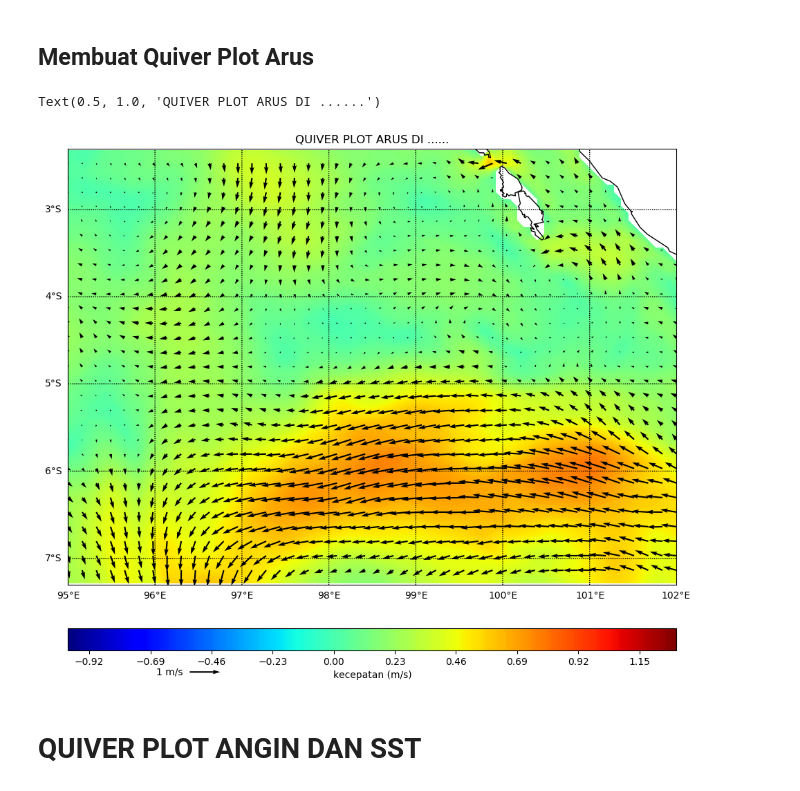
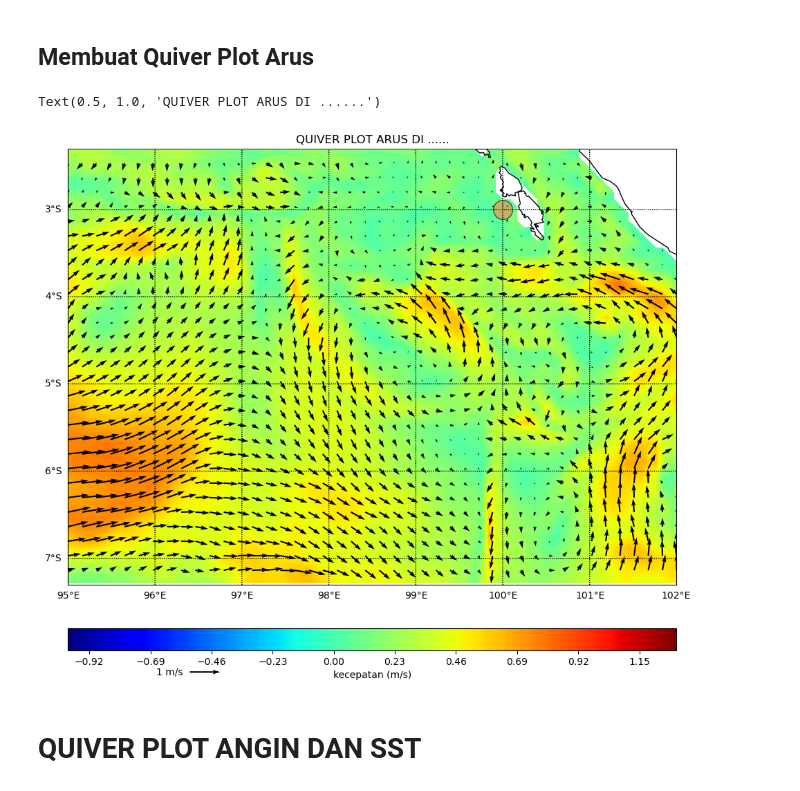
Before and after one commit to daraafiifah/modul4andat, a Jupyter notebook: MODUL4_QUIVER_PLOT_me.ipynb, the cells around one changed output. Cells and saved outputs as stored; diff of their text form; code cells hidden in the pictures.

```diff
--- a/MODUL4_QUIVER_PLOT_me.ipynb
+++ b/MODUL4_QUIVER_PLOT_me.ipynb
@@ -19,7 +19,7 @@ from   netCDF4 import *
 # Input Data Arus
 # %%
 #masukin lokasi .nc nya dimana
-fn='D:/smt7/asisten andat/arus2017.nc4'
+fn='3hrly.nc4'
 #buka file nc nya dan liat isinya ada apa aja (variabel dan dimensi)
 ds=nc.Dataset(fn)
 ds
@@ -113,10 +113,17 @@ fig = plt.figure(figsize=(1100/dpi, 1100/dpi), dpi=dpi)
 ax  = fig.add_axes([0.1,0.1,0.8,0.9])
 
 #-- Membuat map #isi koordinat masing2 yaa
-map = Basemap(projection='merc',llcrnrlat= -7.3,urcrnrlat= -2.3,\
+map = Basemap(projection='merc',llcrnrlat= -7.3,urcrnrlat= -2.3,
             resolution='i',  llcrnrlon=95,urcrnrlon=102)
 
 #map.shadedrelief()
+
+#Plot Tanda - Salbi
+lonp = 100
+latp = -3
+xp,yp = map(lonp,latp)
+map.plot(xp,yp,linestyle='none',marker="o",markersize=20,alpha=0.6,
+         c="coral", markeredgecolor="black", markeredgewidth=1)
 
 #-- menggambarkan coastlines, batas wilayah dan negara
 map.drawcoastlines()
@@ -127,34 +134,35 @@ map.drawcountries()
 map.drawparallels(np.arange(-90,90,1),labels=[1,0,0,0],fontsize=10)
 map.drawmeridians(np.arange(-180,180,1),labels=[0,0,0,1],fontsize=10)
 
 #-- mengubah latitute dan longitude menjadi x y
 x, y = map(*np.meshgrid(lon,lat))
 
 #-- contour levels
 clevs = np.arange(-1,1.3,0.01) #bisa diubah2 sesuai cakupan data
 
 #-- Countour
 cnplot = map.contourf(x,y,var,clevs,cmap=plt.cm.jet)
 
 #-- colorbar
 cbar = map.colorbar(cnplot,location='bottom',pad="10%")      #-- pad: jarak peta dengan colorbar
 cbar.set_label('kecepatan (m/s)')                            #-- Masukan nama colorbar
 
 #-- transformasi vector dan data koordinat, membuat vector
 veclon = int(u10.shape[1]/2)                    #-- only every 2nd vector
 veclat = int(u10.shape[0]/2)                   #-- only every 2nd vector
 
 uproj,vproj,xx,yy = map.transform_vector(u,v,lonsout2,lat,veclon,veclat,returnxy=True,masked=True)
 
 #-- create vector plot on map
 vecplot = map.quiver(xx,yy,uproj,vproj,scale=20)
 qk = plt.quiverkey(vecplot, 0.2, -0.2, 1, '1 m/s', labelpos='W')  #legenda quiver
+
 #JUDUL
 plt.title('QUIVER PLOT ARUS DI ......') #JUDUL UBAH SESUAI DAERAH / menyesuaikan sendiri
 #plt.savefig('D:/.png',dpi=300) #D:/smt7/quiver.png
 # %% [output]
 Text(0.5, 1.0, 'QUIVER PLOT ARUS DI ......')
-[figure, old version]
+[figure, new version]
 # %% [markdown]
 # QUIVER PLOT ANGIN DAN SST
 # %% [markdown]
```
Also changed, not shown: parts of 3 cells of this notebook.
